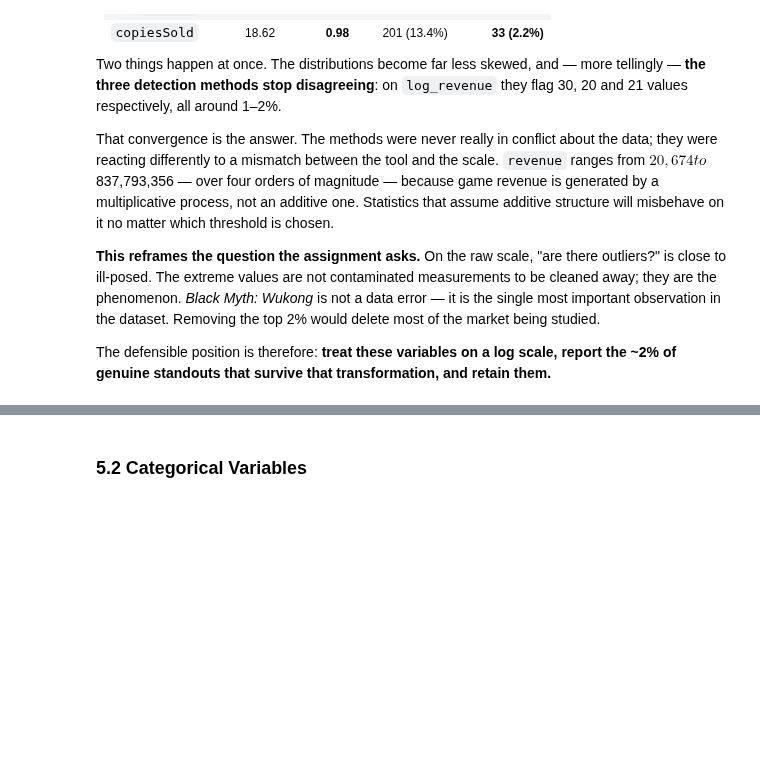
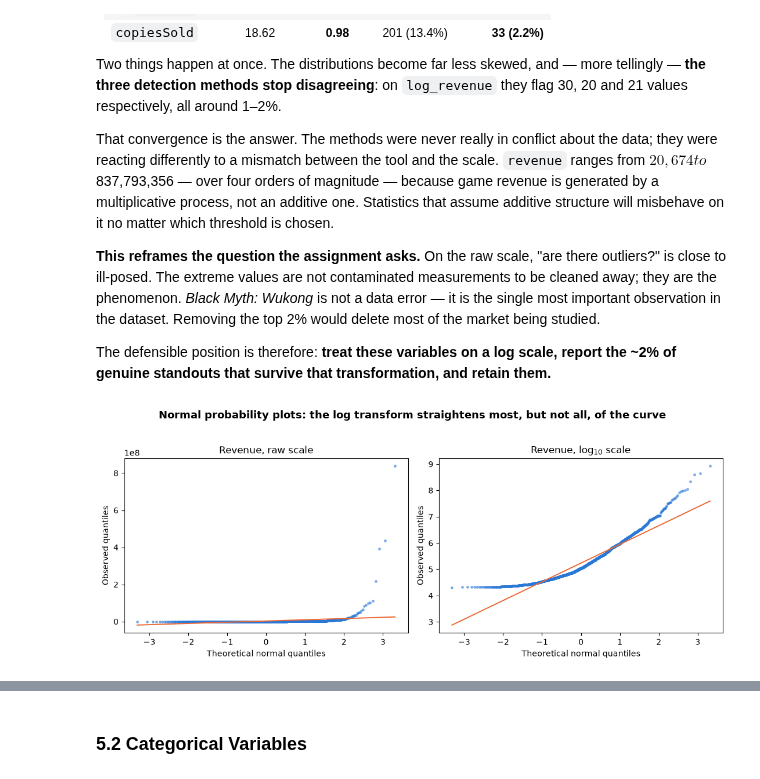
Before and after one commit to shonmazon/Data_Science, a Jupyter notebook: assignment1-eda/notebooks/steam_2024_eda.ipynb, the cells around one changed output, grey strips where cells are left out. Drawn from its saved outputs; the diff is of its cells as text; code cells hidden in the pictures; blank space fills up the shorter version.

```diff
--- a/assignment1-eda/notebooks/steam_2024_eda.ipynb
+++ b/assignment1-eda/notebooks/steam_2024_eda.ipynb
@@ -1095,3 +1100,7 @@ dataset. Removing the top 2% would delete most of the market being studied.
 The defensible position is therefore: **treat these variables on a log scale,
 report the ~2% of genuine standouts that survive that transformation, and
 retain them.**
+# %%
+display(plot_revenue_qq(games))
+# %% [output]
+[figure, added]
```
Also changed, not shown: parts of 10 cells of this notebook, 1 other file.
